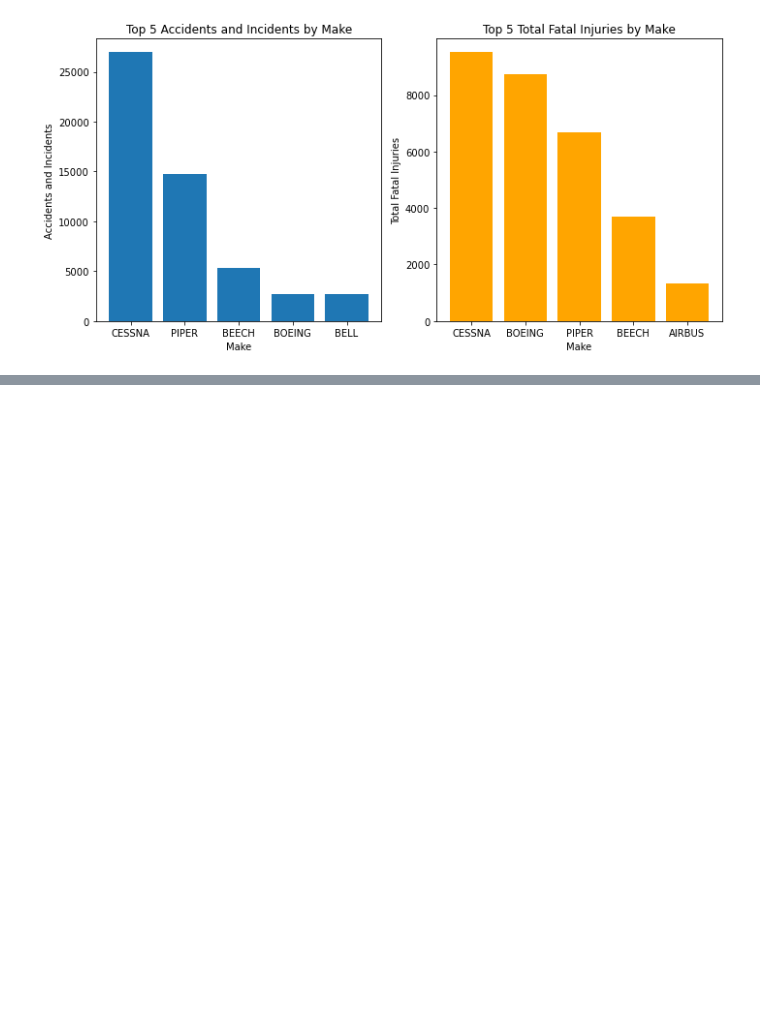
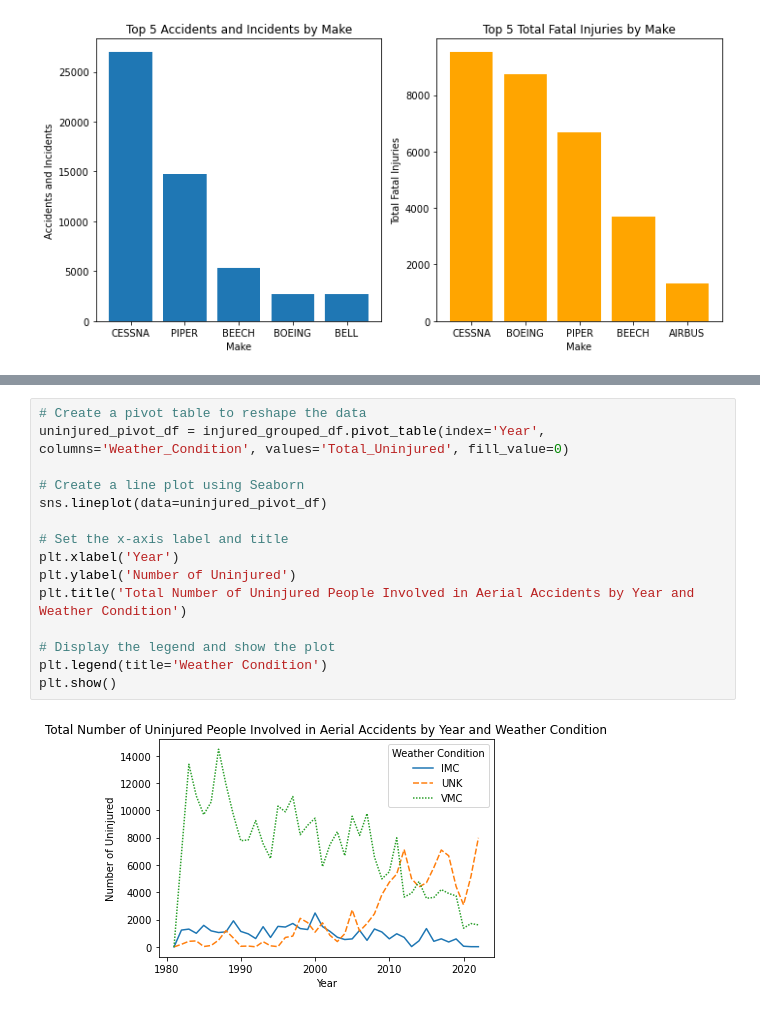
Before and after one commit to chrismiley87/aircraft-safety-analysis, a Jupyter notebook: notebook.ipynb, the cells around one changed output, grey strips where cells are left out. Cells and saved outputs as stored; diff of their text form; blank space fills up the shorter version.

```diff
--- a/notebook.ipynb
+++ b/notebook.ipynb
@@ -1140,0 +1203,17 @@ plt.show()
+# %%
+# Create a pivot table to reshape the data
+uninjured_pivot_df = injured_grouped_df.pivot_table(index='Year', columns='Weather_Condition', values='Total_Uninjured', fill_value=0)
+
+# Create a line plot using Seaborn
+sns.lineplot(data=uninjured_pivot_df)
+
+# Set the x-axis label and title
+plt.xlabel('Year')
+plt.ylabel('Number of Uninjured')
+plt.title('Total Number of Uninjured People Involved in Aerial Accidents by Year and Weather Condition')
+
+# Display the legend and show the plot
+plt.legend(title='Weather Condition')
+plt.show()
+# %% [output]
+[figure, added]
```
Also changed, not shown: parts of 13 cells of this notebook.
